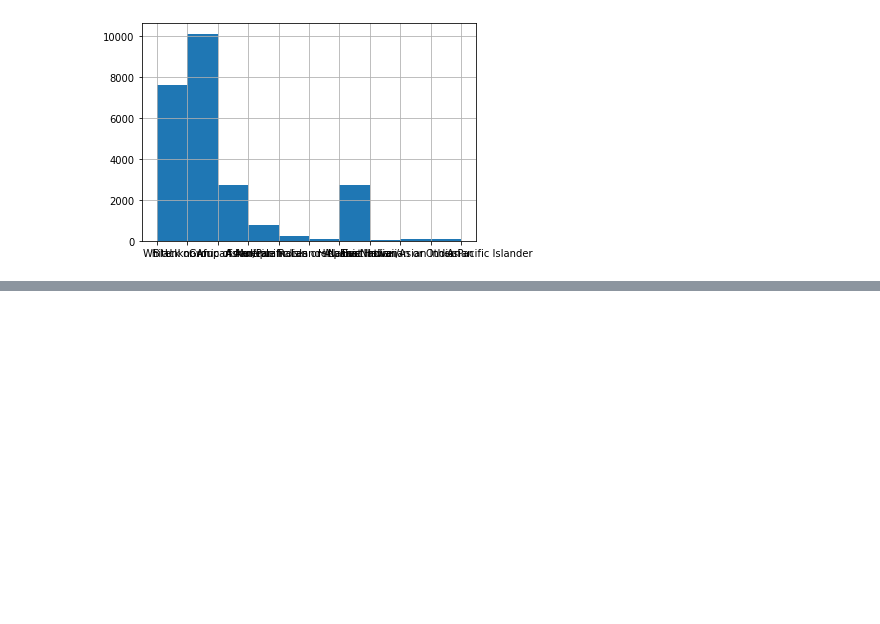
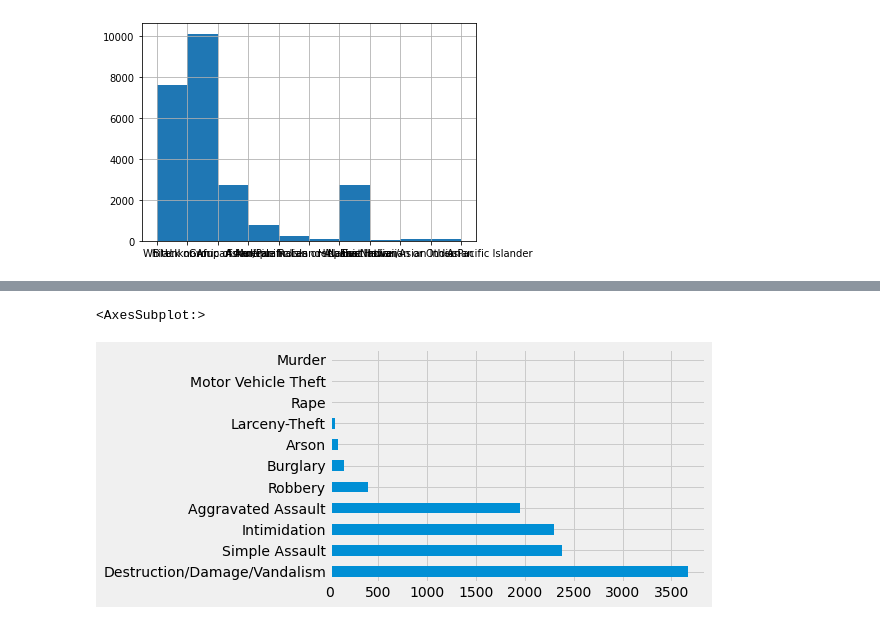
Before and after one commit to monachatterjee/LEDEProgram, a Jupyter notebook: CA Hate Crimes .ipynb, the cells around one changed output, grey strips where cells are left out. Saved outputs shown, nothing was run; the diff lists cells and outputs as text; code cells hidden in the pictures; blank space fills up the shorter version.

```diff
--- a/CA Hate Crimes .ipynb
+++ b/CA Hate Crimes .ipynb
@@ -93,0 +269,7 @@ df.Offensive_Act.
+# %%
+plt.style.use('fivethirtyeight')
+# %%
+df['MostSeriousUcr'].value_counts().plot(kind='barh')
+# %% [output]
+<AxesSubplot:>
+[figure, added]
```
Also changed, not shown: parts of 39 cells of this notebook.
